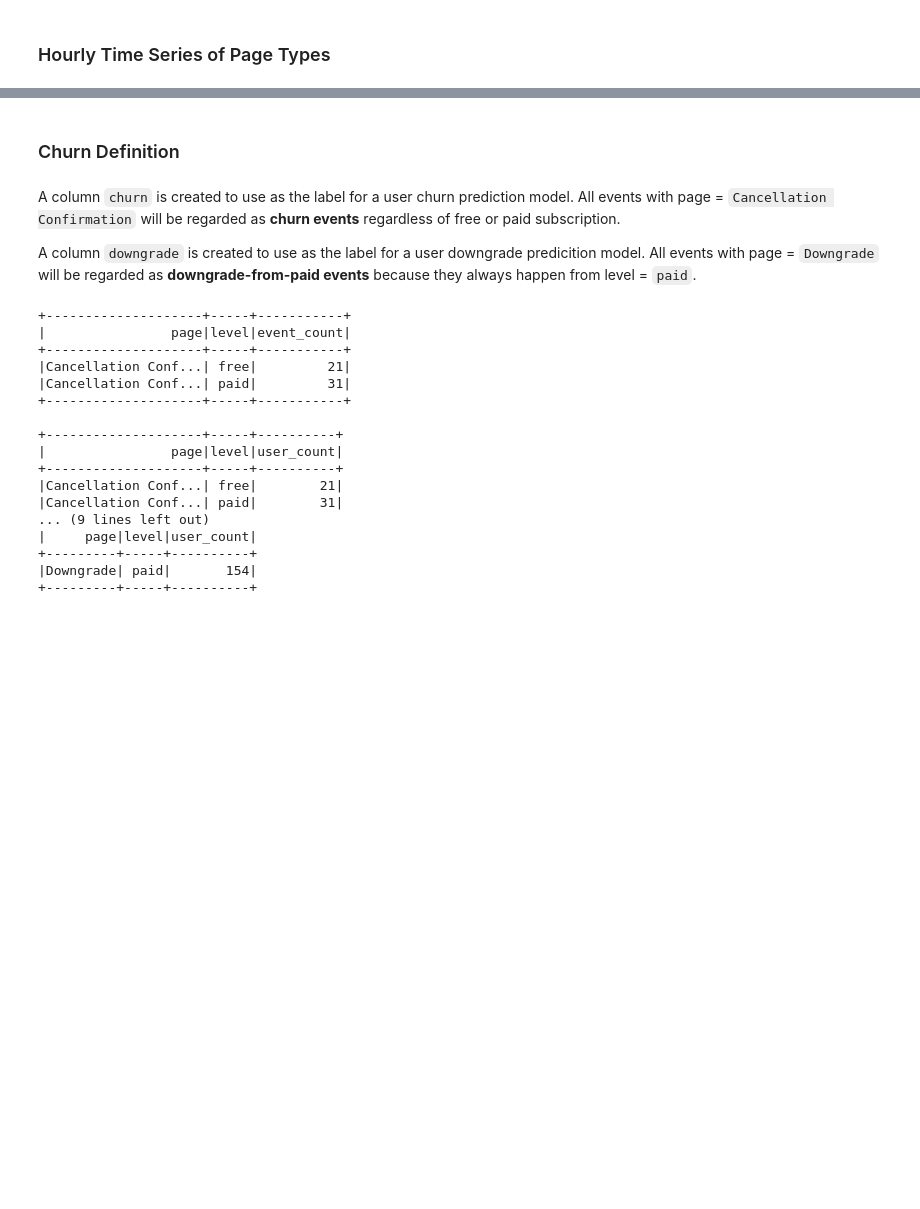
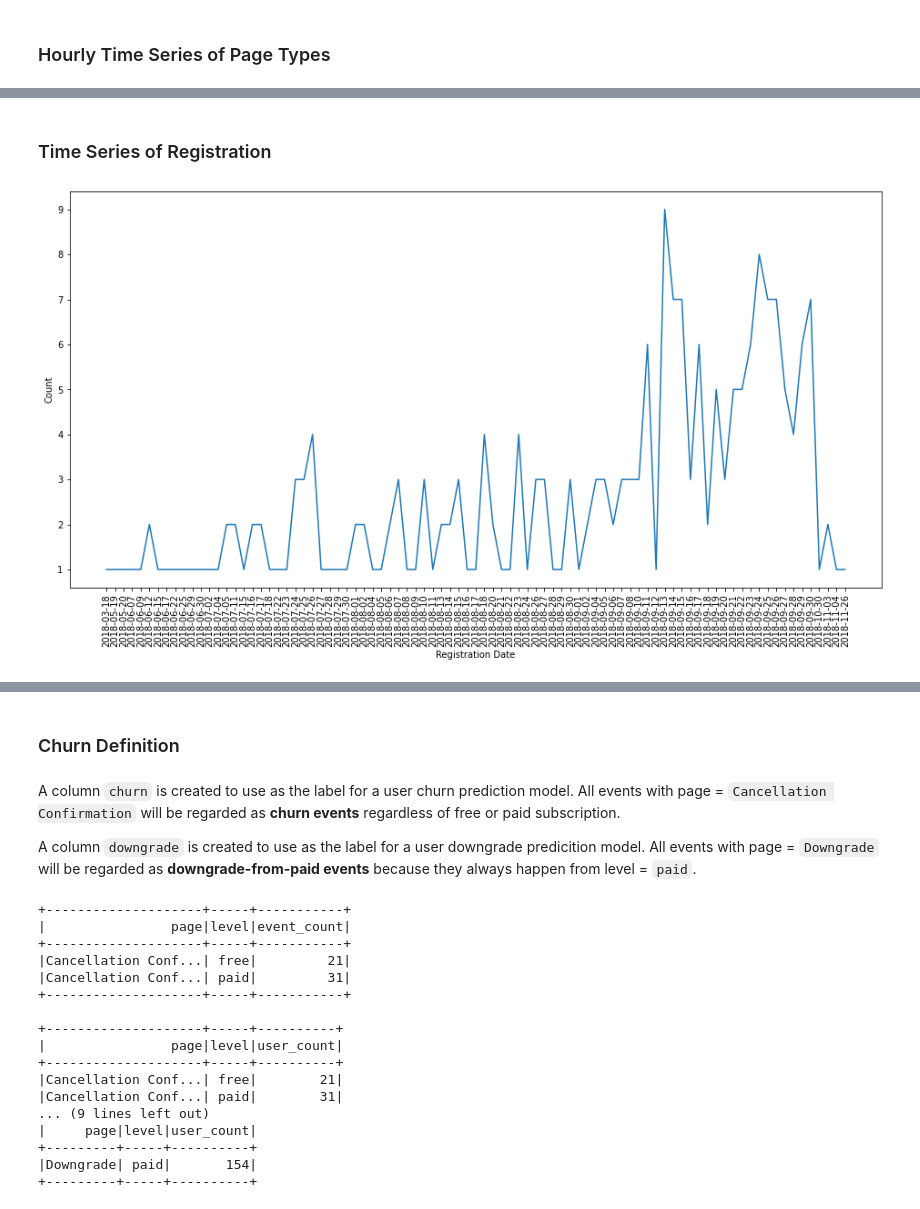
Before and after one commit to MareikeHeller/sparkify-customer-churn, a Jupyter notebook: sparkify-user-churn.ipynb, the cells around one changed output, grey strips where cells are left out. Saved outputs shown, nothing was run; the diff lists cells and outputs as text; code cells hidden in the pictures; blank space fills up the shorter version.

```diff
--- a/sparkify-user-churn.ipynb
+++ b/sparkify-user-churn.ipynb
@@ -462,9 +530,12 @@ def plot_line_chart(df, x_col, y_col, legend, color='husl', line_style=None):
     x = df.toPandas()[x_col]
     y = df.toPandas()[y_col]
 
-    hue = df.toPandas()[legend]
-    if line_style != None:
-        line_style = df.toPandas()[line_style]
+    if legend == None:
+        hue = None
+    else:
+        hue = df.toPandas()[legend]
+        if line_style != None:
+            line_style = df.toPandas()[line_style]
 
     # figure settings
     fig = plt.subplots(figsize=(16,8))
@@ -775,0 +832,2 @@ plot_line_chart(events_per_hour, 'hour', 'count', 'page')
+# %% [markdown]
+### Time Series of Registration
@@ -775,0 +842,10 @@ plot_line_chart(events_per_hour, 'hour', 'count', 'page')
+# %%
+users_per_registration_day = df_clean.select('userId','registration_date') \
+                                     .dropDuplicates() \
+                                     .groupby('registration_date') \
+                                     .count() \
+                                     .sort('registration_date')
+
+plot_line_chart(users_per_registration_day, 'registration_date', 'count', legend=None)
+# %% [output]
+[figure, added]
```
Also changed, not shown: parts of 95 cells of this notebook.
